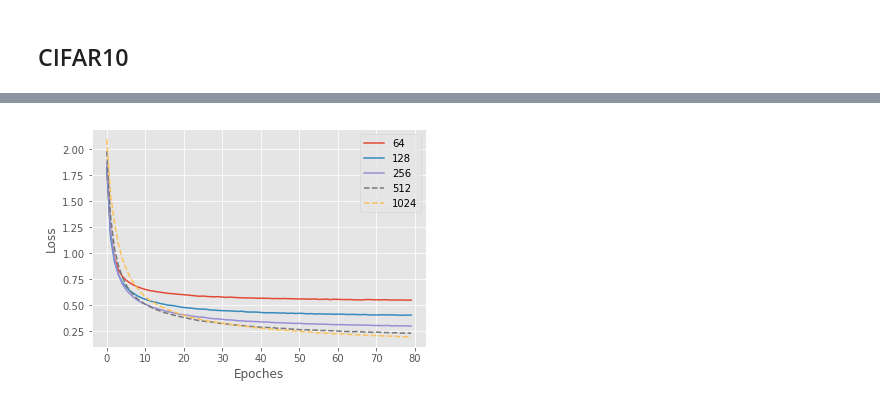
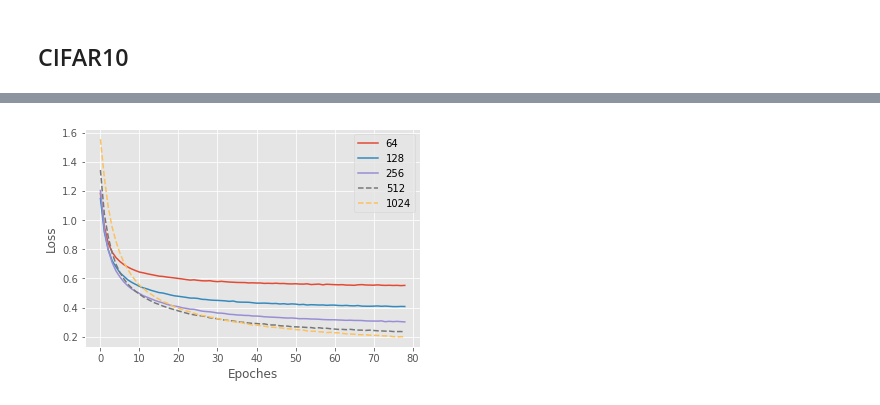
Before and after one commit to ggzhang0071/L-DNQ, a Jupyter notebook: PlotContractionCoefficientsCompare.ipynb, the cells around one changed output, grey strips where cells are left out. Cells and saved outputs as stored; diff of their text form; code cells hidden in the pictures.

```diff
--- a/PlotContractionCoefficientsCompare.ipynb
+++ b/PlotContractionCoefficientsCompare.ipynb
@@ -79,12 +79,12 @@ coefficients=[64,128,256,512, 1024]
 plt.style.use('ggplot')
 FilePath='BatchSizeComp/'
 
-filelist=[
-'MNIST[1024, 1]TrainConvergenceChanges.npy',
+filelist=['MNIST[64, 1]TrainConvergenceChanges.npy',
 'MNIST[128, 1]TrainConvergenceChanges.npy',
 'MNIST[256, 1]TrainConvergenceChanges.npy',
 'MNIST[512, 1]TrainConvergenceChanges.npy',
-'MNIST[64, 1]TrainConvergenceChanges.npy']
+'MNIST[1024, 1]TrainConvergenceChanges.npy'
+]
 
 for i in range(5):
     TestLoss=np.load(FilePath+filelist[i])
@@ -136,7 +136,7 @@ parts=3
 i=0
 coefficients=[64,128,256,512, 1024]
 plt.style.use('ggplot')
-FilePath='BatchSizeCom/'
+FilePath='BatchSizeComp/'
 
 filelist=['CIFAR10[64, 1]TrainConvergenceChanges.npy','CIFAR10[128, 1]TrainConvergenceChanges.npy','CIFAR10[256, 1]TrainConvergenceChanges.npy',
          'CIFAR10[512, 1]TrainConvergenceChanges.npy', 'CIFAR10[1024, 1]TrainConvergenceChanges.npy']
@@ -145,9 +145,9 @@ for i in range(5):
     TestLoss=np.load(FilePath+filelist[i])
     TestLossEpoches=TestLoss
     if i<parts:
-        plt.plot(TestLossEpoches, lw=1.5)
+        plt.plot(TestLossEpoches[1:80], lw=1.5)
     else:
-        plt.plot(TestLossEpoches,'--', lw=1.5)
+        plt.plot(TestLossEpoches[1:80],'--', lw=1.5)
     i+=1
 
 
@@ -161,27 +161,27 @@ NameError: name 'plt' is not defined
 # %%
 parts=3
 i=0
 coefficients=[64,128,256,512,1024]
 plt.style.use('ggplot')
 
 flielist=['CIFAR10[64, 1]TestConvergenceChanges.npy','CIFAR10[128, 1]TestConvergenceChanges.npy',
           'CIFAR10[256, 1]TestConvergenceChanges.npy', 'CIFAR10[512, 1]TestConvergenceChanges.npy',
                   'CIFAR10[1024, 1]TestConvergenceChanges.npy']
 
 for i in range(5):
     TestLoss=np.load(FilePath+filelist[i])
     TestLossEpoches=TestLoss
     if i<parts:
-        plt.plot(TestLossEpoches, lw=1.5)
+        plt.plot(TestLossEpoches[1:80], lw=1.5)
     else:
-        plt.plot(TestLossEpoches,'--', lw=1.5)
+        plt.plot(TestLossEpoches[1:80],'--', lw=1.5)
     i+=1
 
 
 plt.xlabel('Epoches')
 plt.ylabel('Loss')
 
 plt.legend(tuple(coefficients))
 plt.savefig(FilePath+'TestBatchSizeCompare_CIFAR10.png',dpi=600)
 # %% [output]
-[figure, old version]
+[figure, new version]
```
Also changed, not shown: parts of 3 cells of this notebook, 26 other files.
